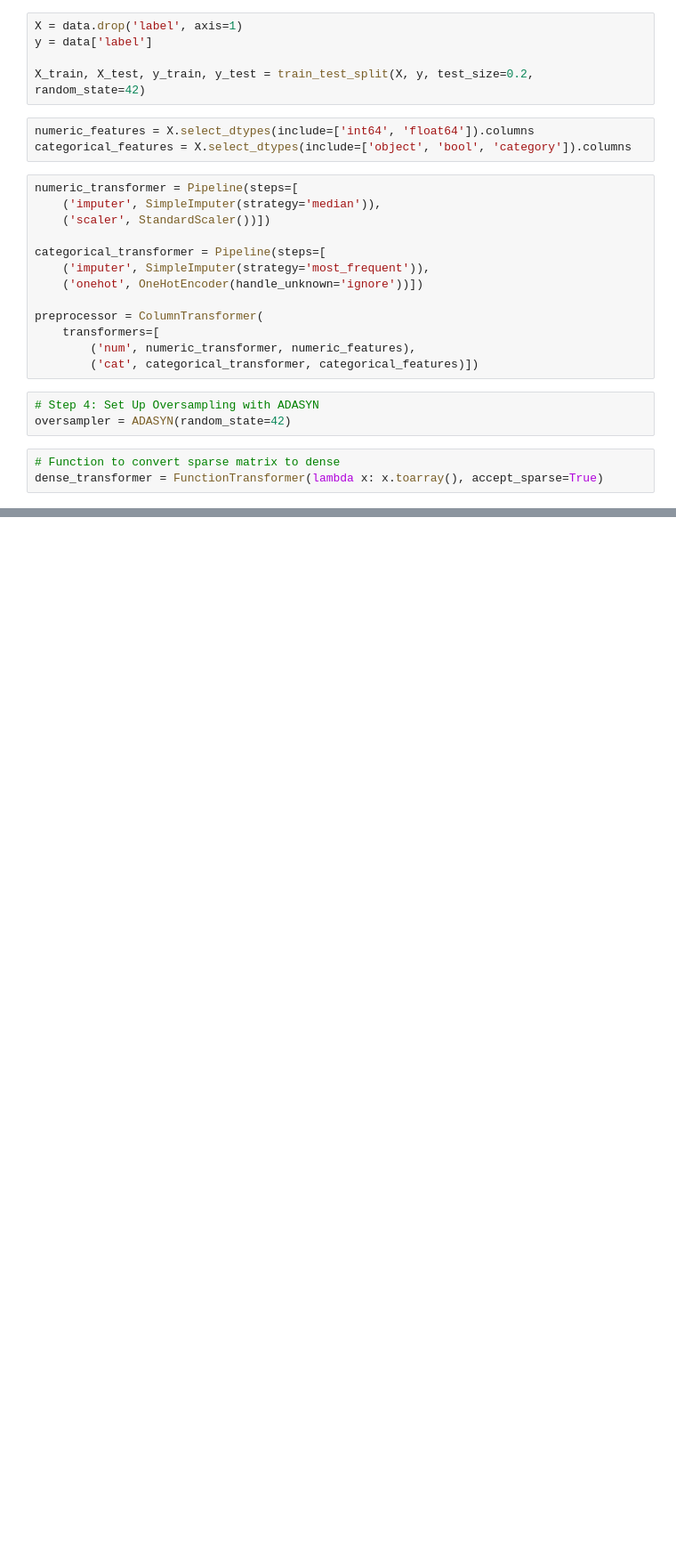
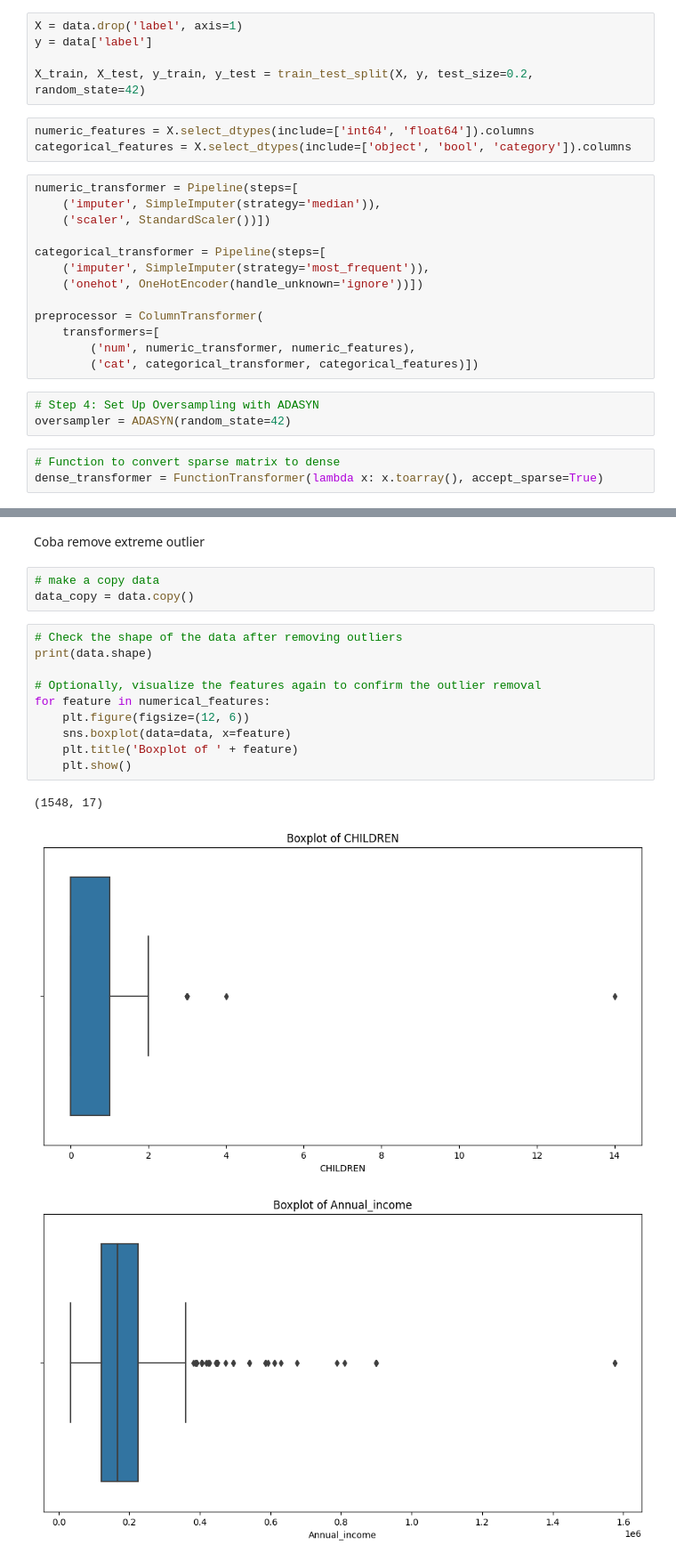
Before and after one commit to DaffaElgo/Iconic_2024, a Jupyter notebook: Code/Campur.ipynb, the cells around one changed output, grey strips where cells are left out. Shown at 89% size. Cells and saved outputs as stored; diff of their text form; blank space fills up the shorter version.

```diff
--- a/Code/Campur.ipynb
+++ b/Code/Campur.ipynb
@@ -2466,0 +2496,19 @@ dense_transformer = FunctionTransformer(lambda x: x.toarray(), accept_sparse=Tru
+# %% [markdown]
+Coba remove extreme outlier
+# %%
+# make a copy data
+data_copy = data.copy()
+# %%
+# Check the shape of the data after removing outliers
+print(data.shape)
+
+# Optionally, visualize the features again to confirm the outlier removal
+for feature in numerical_features:
+    plt.figure(figsize=(12, 6))
+    sns.boxplot(data=data, x=feature)
+    plt.title('Boxplot of ' + feature)
+    plt.show()
+# %% [output]
+(1548, 17)
+[figure, added]
+[figure, added]
```
Also changed, not shown: parts of 28 cells of this notebook, 4 other files.
